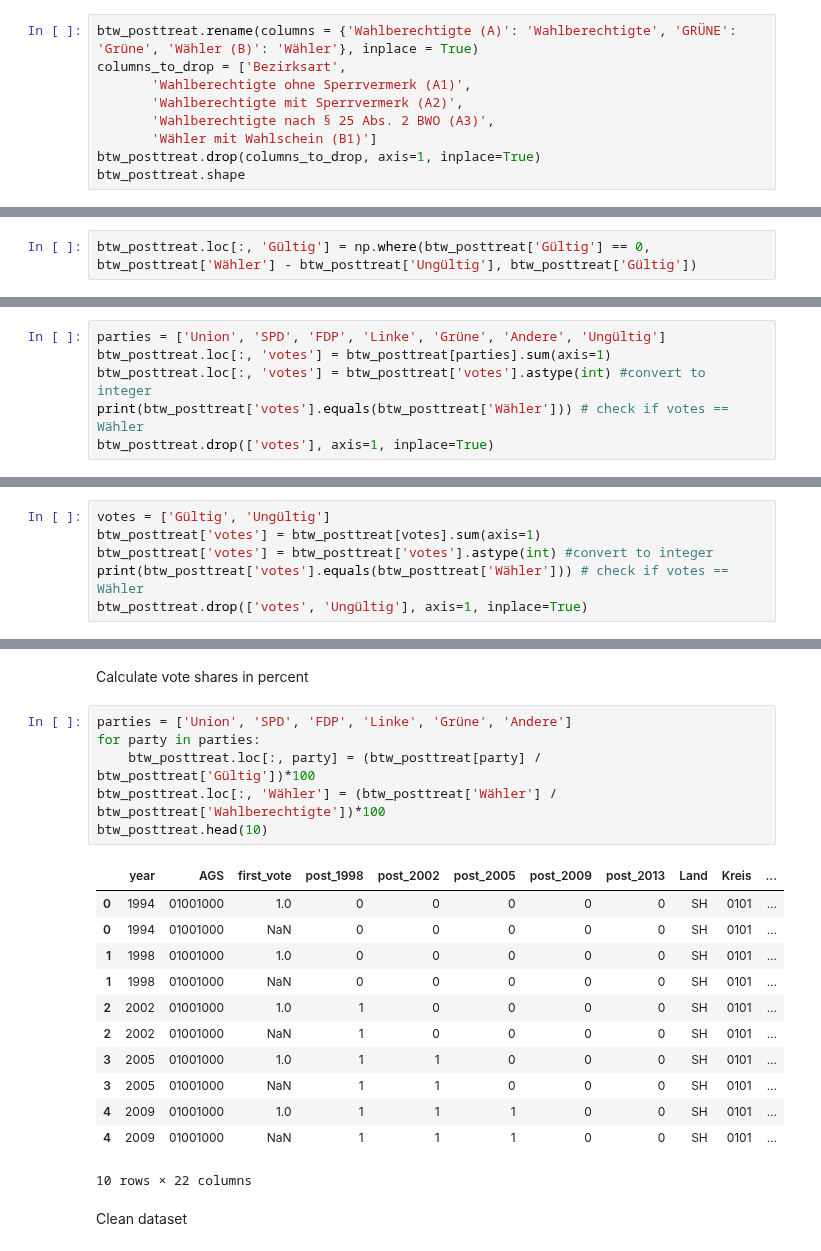
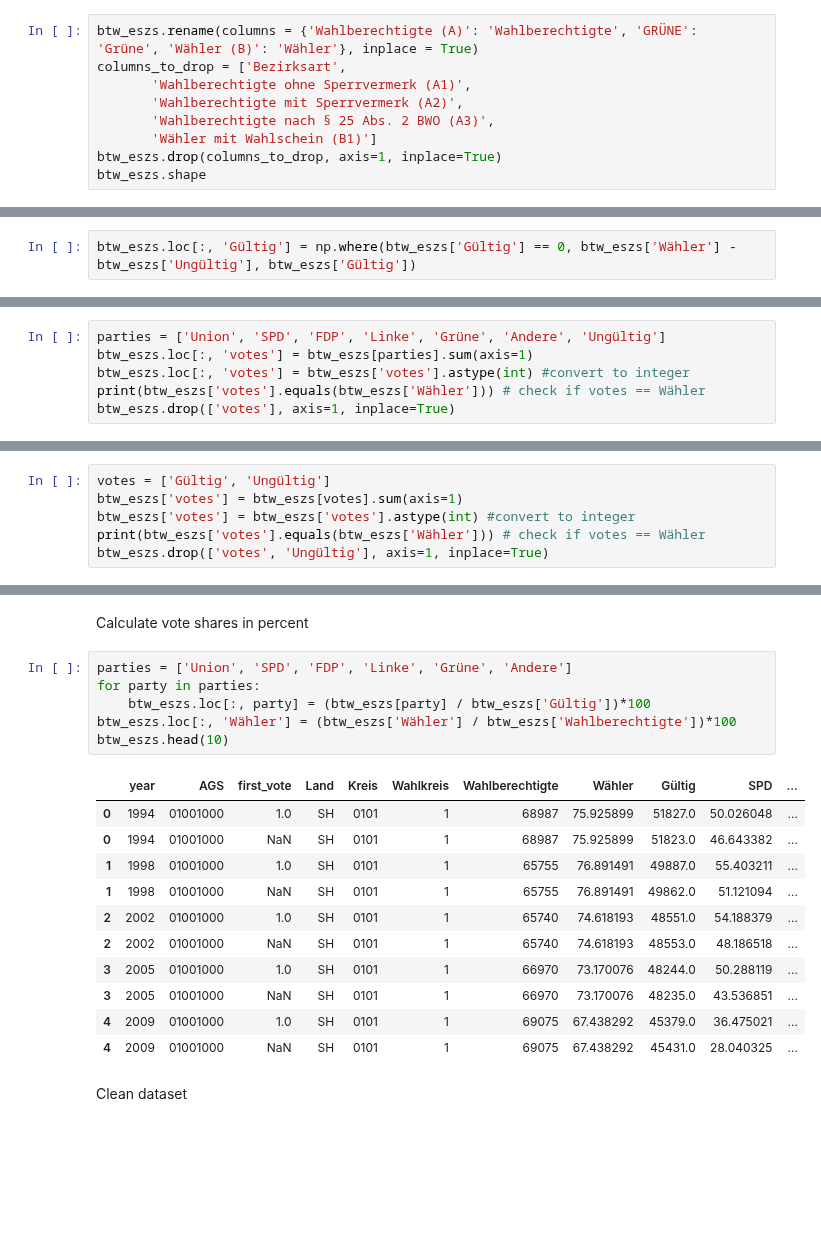
Before and after one commit to jan-schaeffer/powerlinemonsters, a Jupyter notebook: btw_data_prep.ipynb, the cells around one changed output, grey strips where cells are left out. Drawn from its saved outputs; the diff is of its cells as text; blank space fills up the shorter version.

```diff
--- a/btw_data_prep.ipynb
+++ b/btw_data_prep.ipynb
@@ -392,12 +368,12 @@ btw_posttreat.head(10)
 # %% [markdown]
 Drop not needed columns and rename
 # %%
-btw_posttreat.rename(columns = {'Wahlberechtigte (A)': 'Wahlberechtigte', 'GRÜNE': 'Grüne', 'Wähler (B)': 'Wähler'}, inplace = True)
+btw_eszs.rename(columns = {'Wahlberechtigte (A)': 'Wahlberechtigte', 'GRÜNE': 'Grüne', 'Wähler (B)': 'Wähler'}, inplace = True)
 columns_to_drop = ['Bezirksart',
        'Wahlberechtigte ohne Sperrvermerk (A1)',
        'Wahlberechtigte mit Sperrvermerk (A2)',
        'Wahlberechtigte nach § 25 Abs. 2 BWO (A3)',
        'Wähler mit Wahlschein (B1)']
-btw_posttreat.drop(columns_to_drop, axis=1, inplace=True)
-btw_posttreat.shape
+btw_eszs.drop(columns_to_drop, axis=1, inplace=True)
+btw_eszs.shape
 # %% [output]
@@ -405,25 +381,25 @@ btw_posttreat.shape
 # %% [markdown]
 Since vote percentages are calculated based on the 'valid' votes and there are some rows with valid == 0, calculate the vote shares for these (Voters - Invalid)
 # %%
-btw_posttreat.loc[:, 'Gültig'] = np.where(btw_posttreat['Gültig'] == 0, btw_posttreat['Wähler'] - btw_posttreat['Ungültig'], btw_posttreat['Gültig'])
+btw_eszs.loc[:, 'Gültig'] = np.where(btw_eszs['Gültig'] == 0, btw_eszs['Wähler'] - btw_eszs['Ungültig'], btw_eszs['Gültig'])
 # %% [markdown]
 Check summation of party and invalid votes
 # %%
 parties = ['Union', 'SPD', 'FDP', 'Linke', 'Grüne', 'Andere', 'Ungültig']
-btw_posttreat.loc[:, 'votes'] = btw_posttreat[parties].sum(axis=1)
-btw_posttreat.loc[:, 'votes'] = btw_posttreat['votes'].astype(int) #convert to integer
-print(btw_posttreat['votes'].equals(btw_posttreat['Wähler'])) # check if votes == Wähler
-btw_posttreat.drop(['votes'], axis=1, inplace=True)
+btw_eszs.loc[:, 'votes'] = btw_eszs[parties].sum(axis=1)
+btw_eszs.loc[:, 'votes'] = btw_eszs['votes'].astype(int) #convert to integer
+print(btw_eszs['votes'].equals(btw_eszs['Wähler'])) # check if votes == Wähler
+btw_eszs.drop(['votes'], axis=1, inplace=True)
 # %% [output]
 True
 # %% [markdown]
 Check summation of valid and invalid votes
 # %%
 votes = ['Gültig', 'Ungültig']
-btw_posttreat['votes'] = btw_posttreat[votes].sum(axis=1)
-btw_posttreat['votes'] = btw_posttreat['votes'].astype(int) #convert to integer
-print(btw_posttreat['votes'].equals(btw_posttreat['Wähler'])) # check if votes == Wähler
-btw_posttreat.drop(['votes', 'Ungültig'], axis=1, inplace=True)
+btw_eszs['votes'] = btw_eszs[votes].sum(axis=1)
+btw_eszs['votes'] = btw_eszs['votes'].astype(int) #convert to integer
+print(btw_eszs['votes'].equals(btw_eszs['Wähler'])) # check if votes == Wähler
+btw_eszs.drop(['votes', 'Ungültig'], axis=1, inplace=True)
 # %% [output]
 True
 # %% [markdown]
@@ -431,22 +407,21 @@ Calculate vote shares in percent
 # %%
 parties = ['Union',	'SPD', 'FDP', 'Linke', 'Grüne', 'Andere']
 for party in parties:
-    btw_posttreat.loc[:, party] = (btw_posttreat[party] / btw_posttreat['Gültig'])*100
-btw_posttreat.loc[:, 'Wähler'] = (btw_posttreat['Wähler'] / btw_posttreat['Wahlberechtigte'])*100
-btw_posttreat.head(10)
+    btw_eszs.loc[:, party] = (btw_eszs[party] / btw_eszs['Gültig'])*100
+btw_eszs.loc[:, 'Wähler'] = (btw_eszs['Wähler'] / btw_eszs['Wahlberechtigte'])*100
+btw_eszs.head(10)
 # %% [output]
-|  | year | AGS | first_vote | post_1998 | post_2002 | post_2005 | post_2009 | post_2013 | Land | Kreis | ... |
-| 0 | 1994 | 01001000 | 1.0 | 0 | 0 | 0 | 0 | 0 | SH | 0101 | ... |
-| 0 | 1994 | 01001000 | NaN | 0 | 0 | 0 | 0 | 0 | SH | 0101 | ... |
-| 1 | 1998 | 01001000 | 1.0 | 0 | 0 | 0 | 0 | 0 | SH | 0101 | ... |
-| 1 | 1998 | 01001000 | NaN | 0 | 0 | 0 | 0 | 0 | SH | 0101 | ... |
-| 2 | 2002 | 01001000 | 1.0 | 1 | 0 | 0 | 0 | 0 | SH | 0101 | ... |
-| 2 | 2002 | 01001000 | NaN | 1 | 0 | 0 | 0 | 0 | SH | 0101 | ... |
-| 3 | 2005 | 01001000 | 1.0 | 1 | 1 | 0 | 0 | 0 | SH | 0101 | ... |
-| 3 | 2005 | 01001000 | NaN | 1 | 1 | 0 | 0 | 0 | SH | 0101 | ... |
-| 4 | 2009 | 01001000 | 1.0 | 1 | 1 | 1 | 0 | 0 | SH | 0101 | ... |
-| 4 | 2009 | 01001000 | NaN | 1 | 1 | 1 | 0 | 0 | SH | 0101 | ... |
+|  | year | AGS | first_vote | Land | Kreis | Wahlkreis | Wahlberechtigte | Wähler | Gültig | SPD | ... |
+| 0 | 1994 | 01001000 | 1.0 | SH | 0101 | 1 | 68987 | 75.925899 | 51827.0 | 50.026048 | ... |
+| 0 | 1994 | 01001000 | NaN | SH | 0101 | 1 | 68987 | 75.925899 | 51823.0 | 46.643382 | ... |
+| 1 | 1998 | 01001000 | 1.0 | SH | 0101 | 1 | 65755 | 76.891491 | 49887.0 | 55.403211 | ... |
+| 1 | 1998 | 01001000 | NaN | SH | 0101 | 1 | 65755 | 76.891491 | 49862.0 | 51.121094 | ... |
+| 2 | 2002 | 01001000 | 1.0 | SH | 0101 | 1 | 65740 | 74.618193 | 48551.0 | 54.188379 | ... |
+| 2 | 2002 | 01001000 | NaN | SH | 0101 | 1 | 65740 | 74.618193 | 48553.0 | 48.186518 | ... |
+| 3 | 2005 | 01001000 | 1.0 | SH | 0101 | 1 | 66970 | 73.170076 | 48244.0 | 50.288119 | ... |
+| 3 | 2005 | 01001000 | NaN | SH | 0101 | 1 | 66970 | 73.170076 | 48235.0 | 43.536851 | ... |
+| 4 | 2009 | 01001000 | 1.0 | SH | 0101 | 1 | 69075 | 67.438292 | 45379.0 | 36.475021 | ... |
+| 4 | 2009 | 01001000 | NaN | SH | 0101 | 1 | 69075 | 67.438292 | 45431.0 | 28.040325 | ... |
-10 rows × 22 columns
 # %% [markdown]
 Clean dataset
 # %%
```
Also changed, not shown: parts of 13 cells of this notebook.
